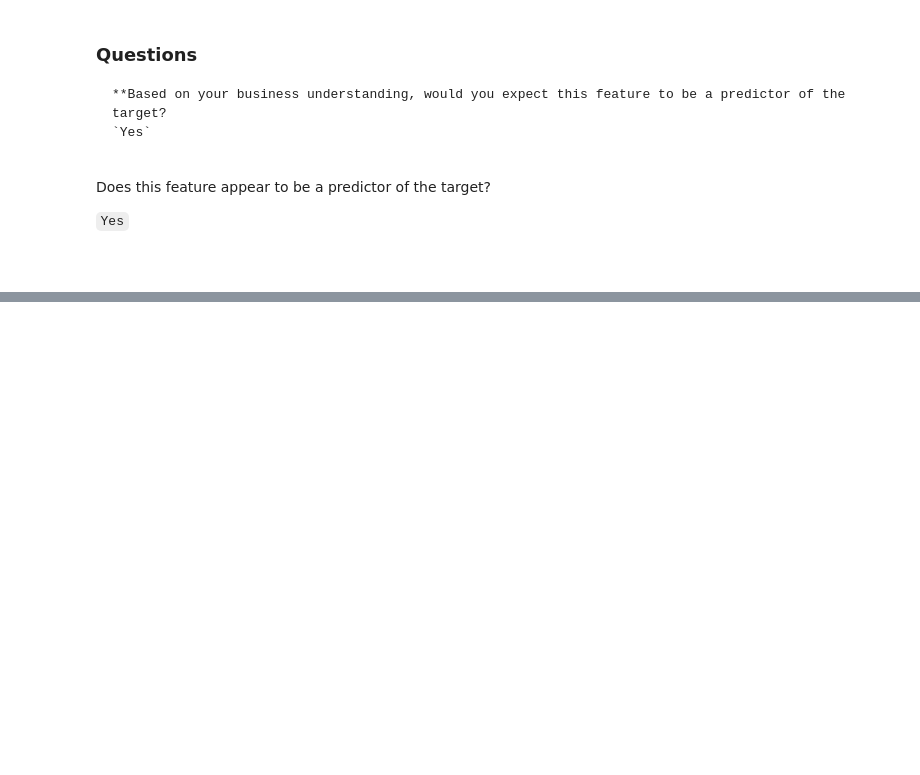
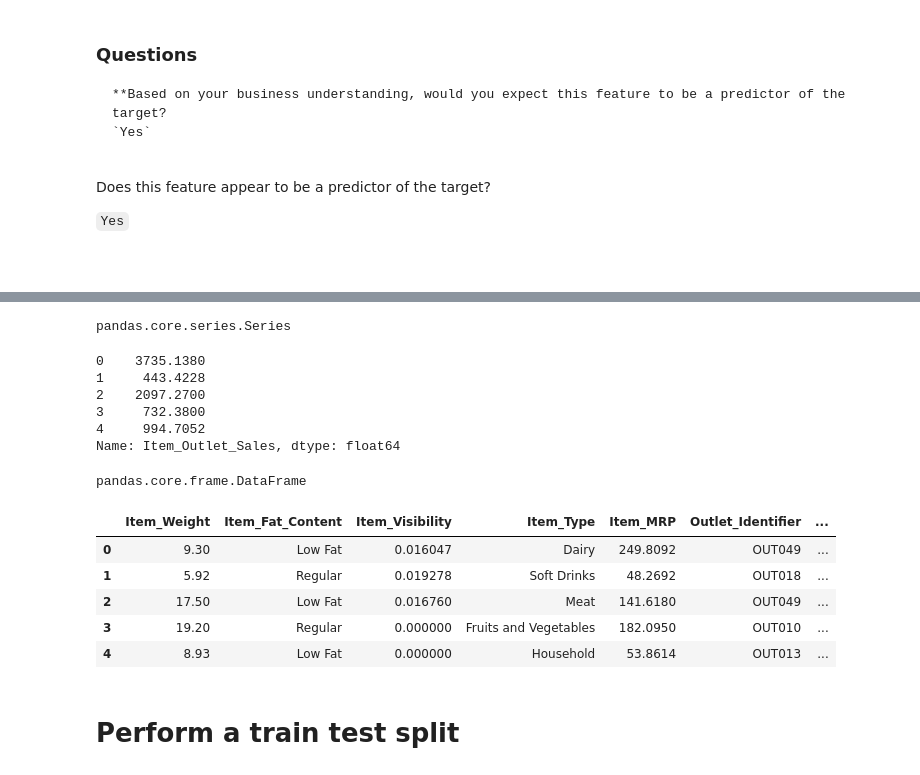
Before and after one commit to brittanymlassiter/Prediction-of-Product-Sales, a Jupyter notebook: Prediction_of_Product_Sales.ipynb, the cells around one changed output, grey strips where cells are left out. Cells and saved outputs as stored; diff of their text form; code cells hidden in the pictures; blank space fills up the shorter version.

```diff
--- a/Prediction_of_Product_Sales.ipynb
+++ b/Prediction_of_Product_Sales.ipynb
@@ -1020,0 +1177,4 @@ Does this feature appear to be a predictor of the target?
+# %%
+# save list of muneric column name. (Hint: select_dtypes)
+num_cols2 = df2.select_dtypes('number').columns
+num_cols2
@@ -1020,0 +1185,4 @@ Does this feature appear to be a predictor of the target?
+# %%
+# Filling null values with -1
+df2[num_cols2] = df[num_cols2].fillna(-1)
+df2['Item_Weight'].value_counts(dropna=False)
@@ -1020,0 +1230,3 @@ Does this feature appear to be a predictor of the target?
+# %%
+# Drop rows without a Target Value
+df2.dropna(subset=['Item_Outlet_Sales'], inplace=True)
@@ -1020,0 +1264,33 @@ Does this feature appear to be a predictor of the target?
+# %%
+# Assign the target column to y
+y = df2['Item_Outlet_Sales']
+# Assign the features to X (In this case we include all columns except the target column)
+X = df2.drop(columns = 'Item_Outlet_Sales')
+# %%
+type(y)
+# %% [output]
+pandas.core.series.Series
+# %%
+y[0:5]
+# %% [output]
+0    3735.1380
+1     443.4228
+2    2097.2700
+3     732.3800
+4     994.7052
+Name: Item_Outlet_Sales, dtype: float64
+# %%
+type(X)
+# %% [output]
+pandas.core.frame.DataFrame
+# %%
+X.head()
+# %% [output]
+|  | Item_Weight | Item_Fat_Content | Item_Visibility | Item_Type | Item_MRP | Outlet_Identifier | ... |
+| 0 | 9.30 | Low Fat | 0.016047 | Dairy | 249.8092 | OUT049 | ... |
+| 1 | 5.92 | Regular | 0.019278 | Soft Drinks | 48.2692 | OUT018 | ... |
+| 2 | 17.50 | Low Fat | 0.016760 | Meat | 141.6180 | OUT049 | ... |
+| 3 | 19.20 | Regular | 0.000000 | Fruits and Vegetables | 182.0950 | OUT010 | ... |
+| 4 | 8.93 | Low Fat | 0.000000 | Household | 53.8614 | OUT013 | ... |
+# %% [markdown]
+# Perform a train test split
```
Also changed, not shown: parts of 47 cells of this notebook.
